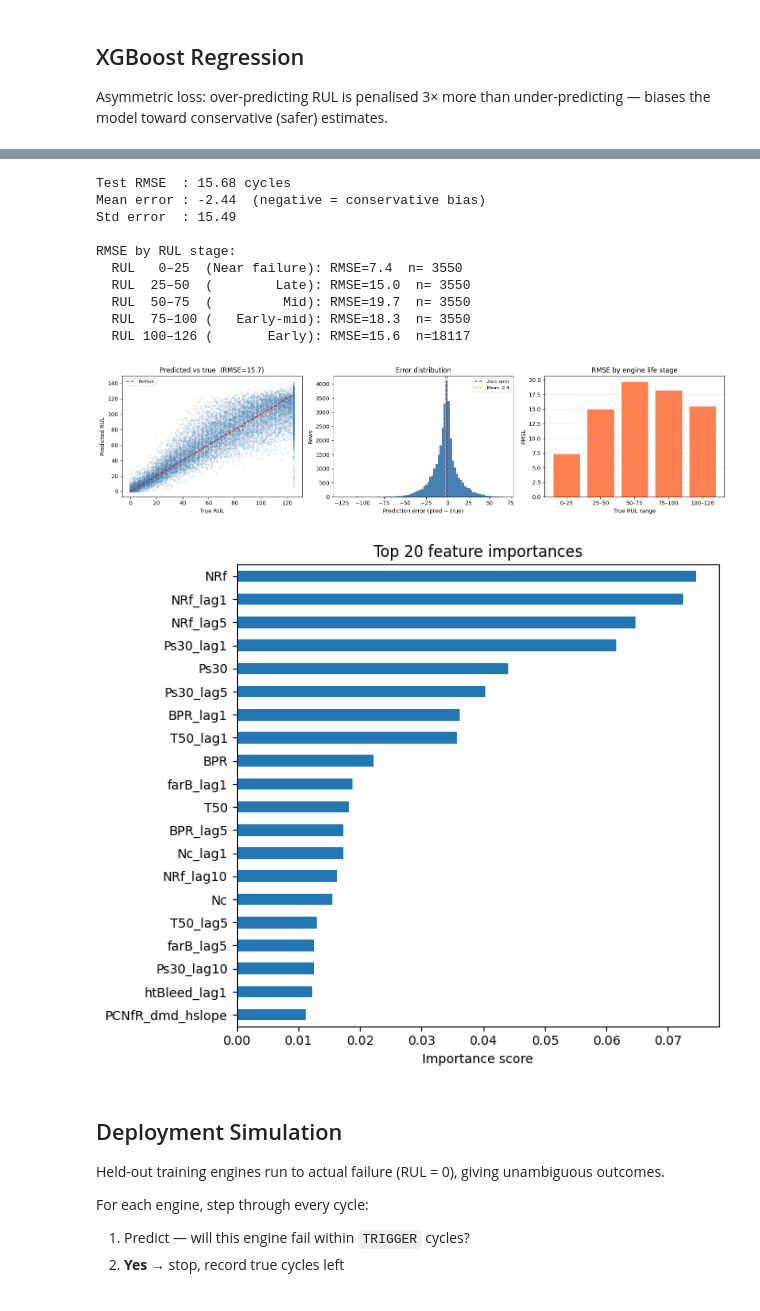
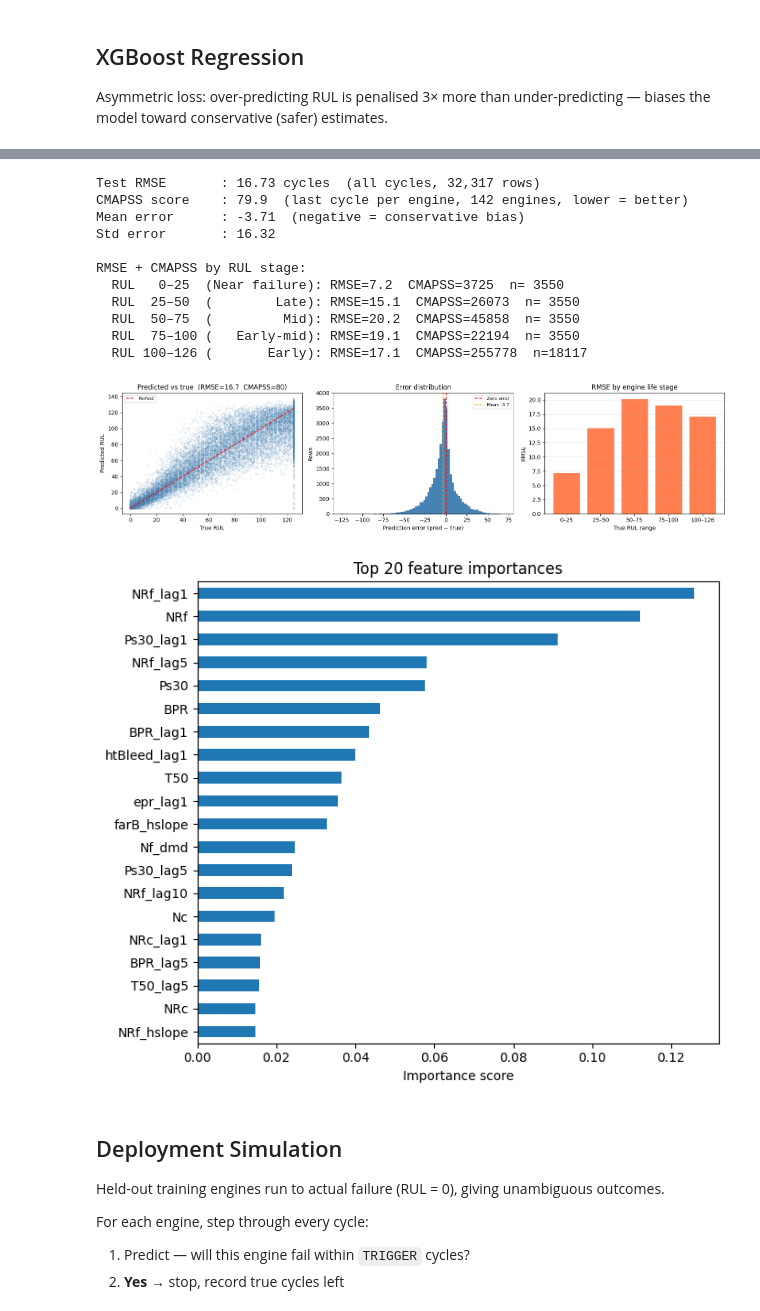
Before and after one commit to eklikeroomys-oss/jet_engine_rul, a Jupyter notebook: train/xgboost_with_conditions.ipynb, the cells around one changed output, grey strips where cells are left out. Saved outputs shown, nothing was run; the diff lists cells and outputs as text; code cells hidden in the pictures.

```diff
--- a/train/xgboost_with_conditions.ipynb
+++ b/train/xgboost_with_conditions.ipynb
@@ -207,10 +206,4 @@ print(f'_lagN  : {len(LAG_COLS)} features ({len(LAG_PERIODS)} periods × {len(SE
 # %% [output]
 _lagN  : 105 features (5 periods × 21 sensors)
 # %%
-# ── Lag differences ───────────────────────────────────────────────────────────
-LAG_PAIRS    = [(a, b) for a, b in zip(LAG_PERIODS, LAG_PERIODS[1:])]
-LAGDIFF_COLS = [f'{s}_lagdiff{a}_{b}' for s in SENSORS for a, b in LAG_PAIRS]
-for s in SENSORS:
-    for a, b in LAG_PAIRS:
-        df_all[f'{s}_lagdiff{a}_{b}'] = df_all[f'{s}_lag{a}'] - df_all[f'{s}_lag{b}']
-print(f'_lagdiff: {len(LAGDIFF_COLS)} features ({len(LAG_PAIRS)} pairs × {len(SENSORS)} sensors)')
+LAGDIFF_COLS = []  # removed
@@ -220,7 +211,7 @@ _lagdiff: 84 features (4 pairs × 21 sensors)
 # ── Assemble feature columns ──────────────────────────────────────────────────
 FEATURE_COLS = (
     SENSORS + DEV_COLS + TREND_COLS + HSLOPE_COLS +
-    RATIO_COLS + LAG_COLS + LAGDIFF_COLS + ['Condition']
+    RATIO_COLS + LAG_COLS + ['Condition']
 )
 
 print(f'Feature breakdown:')
@@ -230,7 +221,6 @@ print(f'  Local trend     : {len(TREND_COLS)}')
 print(f'  History slope   : {len(HSLOPE_COLS)}')
 print(f'  Ratios          : {len(RATIO_COLS)}')
 print(f'  Lag features    : {len(LAG_COLS)}')
-print(f'  Lag differences : {len(LAGDIFF_COLS)}')
 print(f'  Condition       : 1')
 print(f'  {"─"*22}')
 print(f'  TOTAL           : {len(FEATURE_COLS)}')
@@ -446,60 +553,70 @@ y_pred = reg.predict(test_df[FEATURE_COLS]).clip(0)
 rmse   = np.sqrt(mean_squared_error(y_test, y_pred))
 err    = y_pred - y_test
 
-print(f'Test RMSE  : {rmse:.2f} cycles')
-print(f'Mean error : {err.mean():.2f}  (negative = conservative bias)')
-print(f'Std error  : {err.std():.2f}')
+# CMAPSS score: one prediction per engine (last cycle), not per row
+last_test   = test_df.sort_values('Time (Cycles)').groupby('Unit Number').last().reset_index()
+y_last_true = last_test['RUL'].clip(upper=RUL_CAP).values
+y_last_pred = reg.predict(last_test[FEATURE_COLS]).clip(0)
+score       = rul_score(y_last_true, y_last_pred)
 
-print('\nRMSE by RUL stage:')
+print(f'Test RMSE       : {rmse:.2f} cycles  (all cycles, {len(test_df):,} rows)')
+print(f'CMAPSS score    : {score:.1f}  (last cycle per engine, {len(last_test)} engines, lower = better)')
+print(f'Mean error      : {err.mean():.2f}  (negative = conservative bias)')
+print(f'Std error       : {err.std():.2f}')
+
+print('\nRMSE + CMAPSS by RUL stage:')
 buckets = [(0,25,'Near failure'),(25,50,'Late'),(50,75,'Mid'),(75,100,'Early-mid'),(100,126,'Early')]
 for lo, hi, label in buckets:
     mask = (y_test >= lo) & (y_test < hi)
     if mask.sum() > 0:
         r = np.sqrt(mean_squared_error(y_test[mask], y_pred[mask]))
-        print(f'  RUL {lo:>3}–{hi:<3} ({label:>12}): RMSE={r:.1f}  n={mask.sum():>5}')
+        s = rul_score(y_test[mask], y_pred[mask])
+        print(f'  RUL {lo:>3}–{hi:<3} ({label:>12}): RMSE={r:.1f}  CMAPSS={s:.0f}  n={mask.sum():>5}')
 
 fig, axes = plt.subplots(1, 3, figsize=(16, 4))
 
 axes[0].scatter(y_test, y_pred, alpha=0.1, s=4, color='steelblue')
 axes[0].plot([0, RUL_CAP], [0, RUL_CAP], 'r--', lw=1.5, label='Perfect')
-axes[0].set(xlabel='True RUL', ylabel='Predicted RUL', title=f'Predicted vs true  (RMSE={rmse:.1f})')
+axes[0].set(xlabel='True RUL', ylabel='Predicted RUL',
+            title=f'Predicted vs true  (RMSE={rmse:.1f}  CMAPSS={score:.0f})')
 axes[0].legend(fontsize=8)
 
 axes[1].hist(err, bins=80, color='steelblue', edgecolor='none')
 axes[1].axvline(0,          color='red',    ls='--', lw=1.5, label='Zero error')
 axes[1].axvline(err.mean(), color='orange', ls='--', lw=1.5, label=f'Mean {err.mean():.1f}')
 axes[1].set(xlabel='Prediction error (pred − true)', ylabel='Rows', title='Error distribution')
 axes[1].legend(fontsize=8)
 
 labels = [f'{lo}–{hi}' for lo, hi, _ in buckets]
 rmses  = [np.sqrt(mean_squared_error(y_test[(y_test>=lo)&(y_test<hi)],
                                       y_pred[(y_test>=lo)&(y_test<hi)]))
           if ((y_test>=lo)&(y_test<hi)).sum() > 0 else 0
           for lo, hi, _ in buckets]
 axes[2].bar(labels, rmses, color='coral', edgecolor='white')
 axes[2].set(xlabel='True RUL range', ylabel='RMSE', title='RMSE by engine life stage')
 axes[2].grid(True, alpha=0.3, axis='y')
 
 plt.tight_layout(); plt.show()
 
 feat_imp = pd.Series(reg.feature_importances_, index=FEATURE_COLS).nlargest(20)
 fig, ax = plt.subplots(figsize=(7, 6))
 feat_imp.sort_values().plot(kind='barh', ax=ax)
 ax.set(title='Top 20 feature importances', xlabel='Importance score')
 plt.tight_layout(); plt.show()
 # %% [output]
-Test RMSE  : 15.68 cycles
-Mean error : -2.44  (negative = conservative bias)
-Std error  : 15.49
+Test RMSE       : 16.73 cycles  (all cycles, 32,317 rows)
+CMAPSS score    : 79.9  (last cycle per engine, 142 engines, lower = better)
+Mean error      : -3.71  (negative = conservative bias)
+Std error       : 16.32
 
-RMSE by RUL stage:
-  RUL   0–25  (Near failure): RMSE=7.4  n= 3550
-  RUL  25–50  (        Late): RMSE=15.0  n= 3550
-  RUL  50–75  (         Mid): RMSE=19.7  n= 3550
-  RUL  75–100 (   Early-mid): RMSE=18.3  n= 3550
-  RUL 100–126 (       Early): RMSE=15.6  n=18117
+RMSE + CMAPSS by RUL stage:
+  RUL   0–25  (Near failure): RMSE=7.2  CMAPSS=3725  n= 3550
+  RUL  25–50  (        Late): RMSE=15.1  CMAPSS=26073  n= 3550
+  RUL  50–75  (         Mid): RMSE=20.2  CMAPSS=45858  n= 3550
+  RUL  75–100 (   Early-mid): RMSE=19.1  CMAPSS=22194  n= 3550
+  RUL 100–126 (       Early): RMSE=17.1  CMAPSS=255778  n=18117
-[figure, old version]
+[figure, new version]
-[figure, old version]
+[figure, new version]
 # %% [markdown]
 ## Deployment Simulation
 
```
Also changed, not shown: parts of 14 cells of this notebook.
